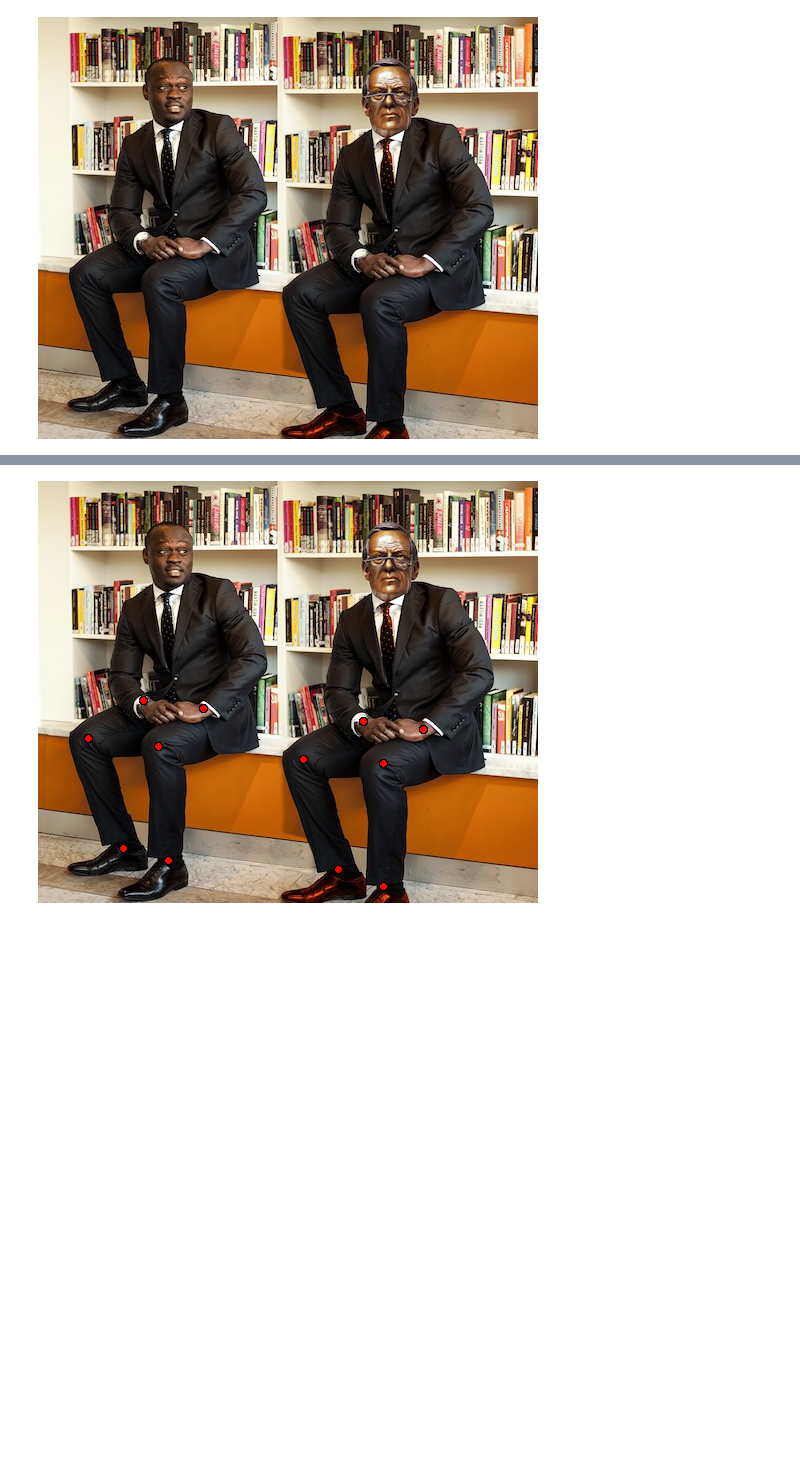
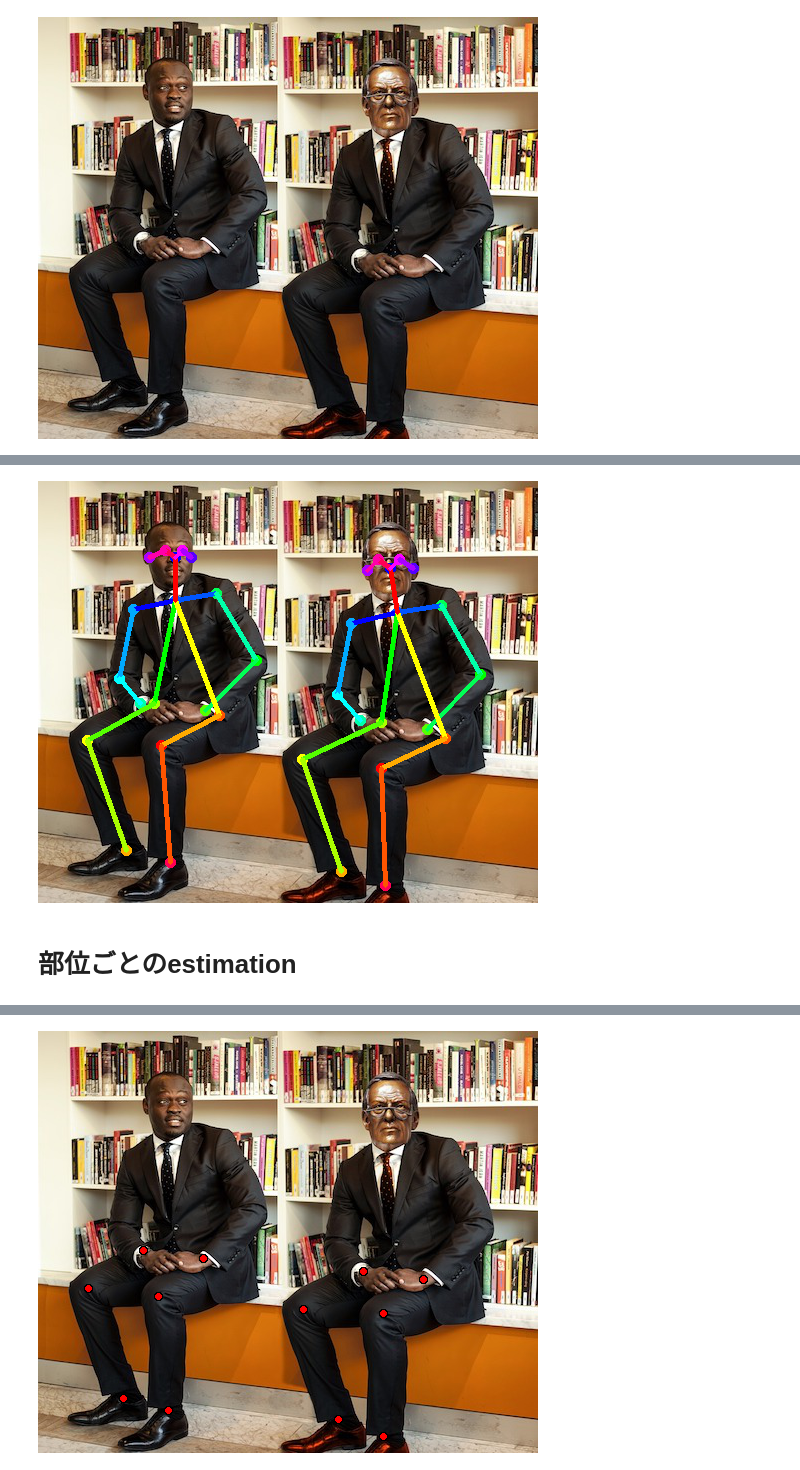
Before and after one commit to enchby/Pose_Estimation, a Jupyter notebook: pose-estimation.ipynb, the cells around one changed output, grey strips where cells are left out. Cells and saved outputs as stored; diff of their text form; code cells hidden in the pictures; blank space fills up the shorter version.

```diff
--- a/pose-estimation.ipynb
+++ b/pose-estimation.ipynb
@@ -39,3 +42,24 @@ image_path = "./images/p2.jpg"
 Image.open(image_path)
 # %% [output]
 [figure]
+# %%
+x = image_path
+
+image_size = Image.open(x).size
+rounded_w = round_down(image_size[0],16)
+rounded_h = round_down(image_size[1],16)
+
+y = "mobilenet_thin"
+#y = "cmu"
+
+
+z = "432x368"
+#z = "656x368"
+#z = "1312x736"
+
+
+w,h = get_w_h(z)
+e = get_p_estimator(y,w,h)
+n_image = get_np_img(x)
+humans = e.inference(n_image, resize_to_default=(w > 0 and h > 0), upsample_size=4.0)
+image = get_draw_humans(n_image,humans)
@@ -42,3 +105,10 @@ Image.open(image_path)
+# %%
+data = cv2.cvtColor(image, cv2.COLOR_BGR2RGB)
+Image.fromarray(data, 'RGB')
+# %% [output]
+[figure, added]
+# %% [markdown]
+# 部位ごとのestimation
 # %%
 images = [image_path]
 
```
Also changed, not shown: parts of 4 cells of this notebook.
